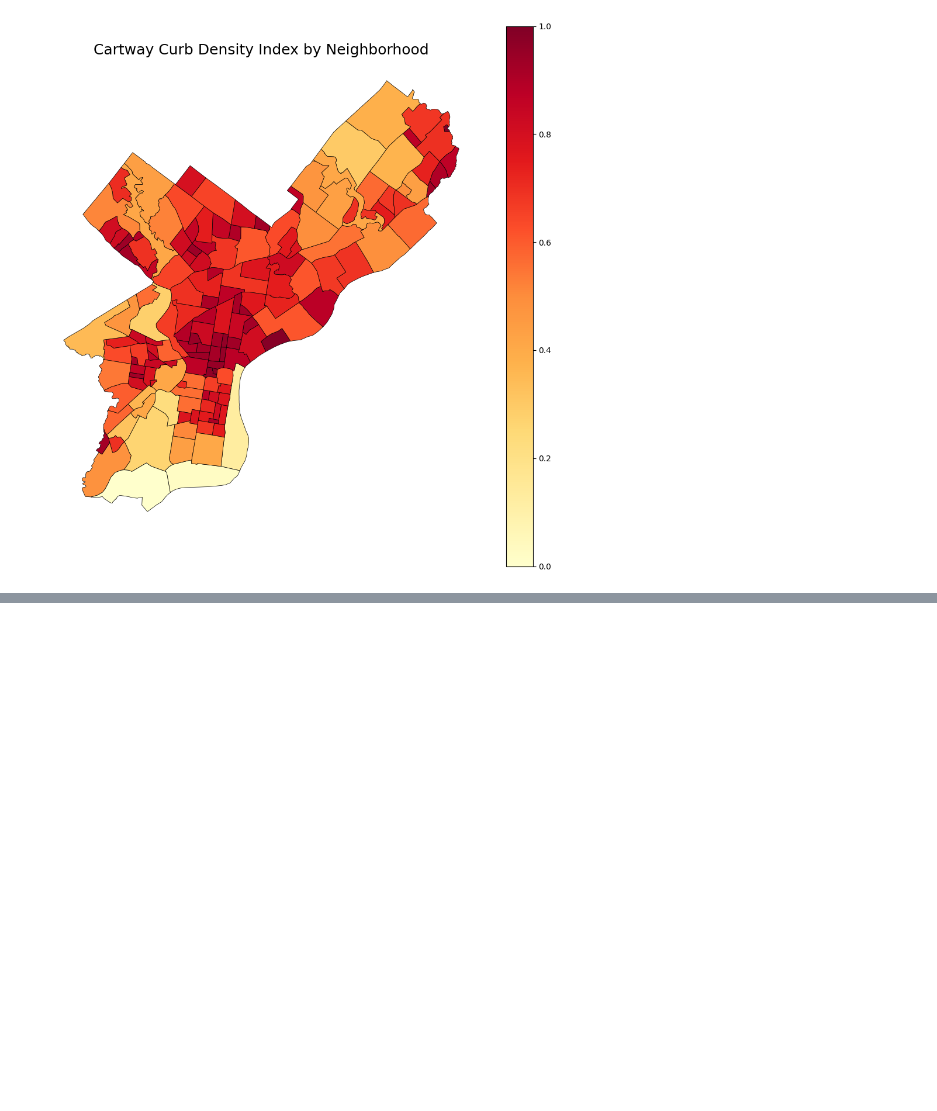
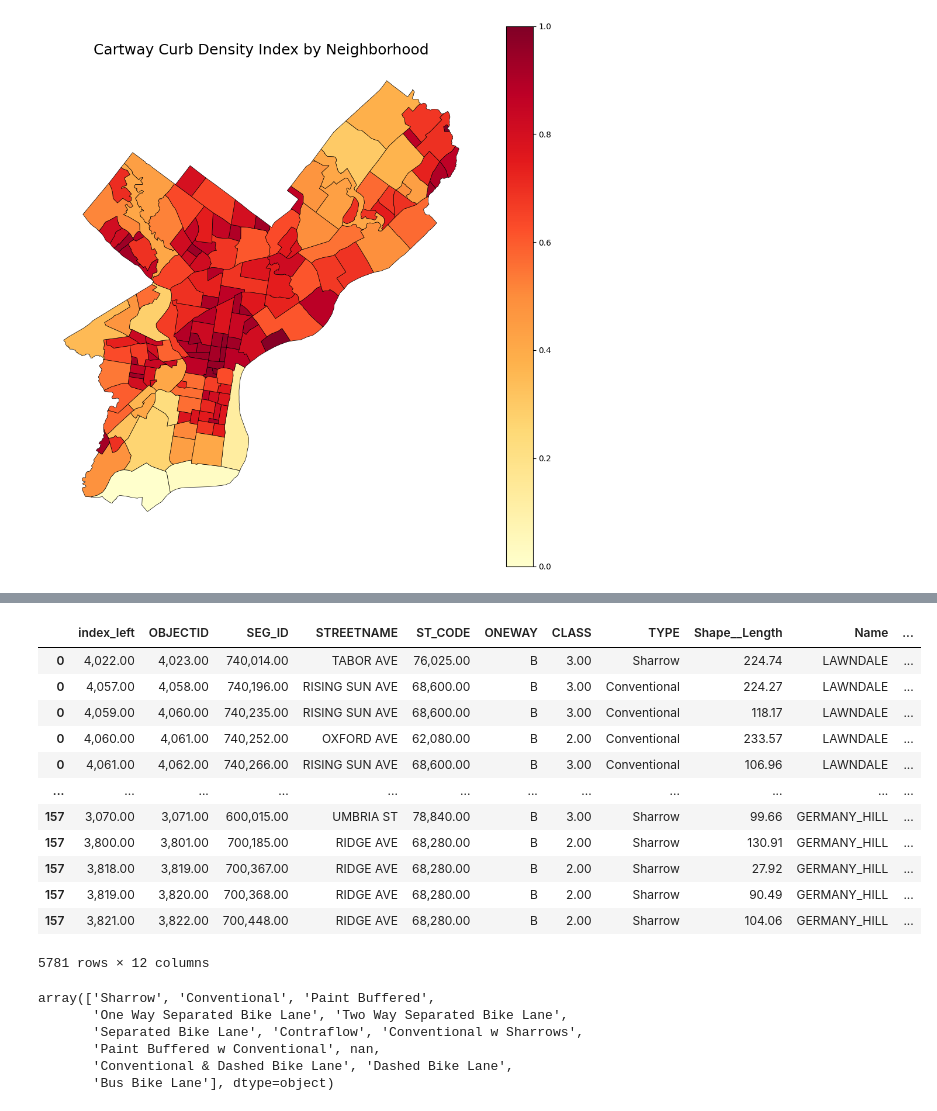
Before and after one commit to astauf03/musa5500-python-final, a Jupyter notebook: notebooks/mobility/mobility.ipynb, the cells around one changed output, grey strips where cells are left out. Saved outputs shown, nothing was run; the diff lists cells and outputs as text; code cells hidden in the pictures; blank space fills up the shorter version.

```diff
--- a/notebooks/mobility/mobility.ipynb
+++ b/notebooks/mobility/mobility.ipynb
@@ -414,0 +417,3 @@ plt.show()
+# %%
+biking=gpd.read_file('Bike_Network.geojson')
+biking
@@ -414,0 +434,32 @@ plt.show()
+# %%
+tracts = tracts.to_crs(4326)
+
+biking_join= gpd.sjoin(biking, tracts[["Name", "geometry"]],
+                         how="right",
+                         predicate="intersects")
+
+biking_join['total_area']= tracts['area_m2']
+biking_join
+# %% [output]
+|  | index_left | OBJECTID | SEG_ID | STREETNAME | ST_CODE | ONEWAY | CLASS | TYPE | Shape__Length | Name | ... |
+| 0 | 4,022.00 | 4,023.00 | 740,014.00 | TABOR AVE | 76,025.00 | B | 3.00 | Sharrow | 224.74 | LAWNDALE | ... |
+| 0 | 4,057.00 | 4,058.00 | 740,196.00 | RISING SUN AVE | 68,600.00 | B | 3.00 | Conventional | 224.27 | LAWNDALE | ... |
+| 0 | 4,059.00 | 4,060.00 | 740,235.00 | RISING SUN AVE | 68,600.00 | B | 3.00 | Conventional | 118.17 | LAWNDALE | ... |
+| 0 | 4,060.00 | 4,061.00 | 740,252.00 | OXFORD AVE | 62,080.00 | B | 2.00 | Conventional | 233.57 | LAWNDALE | ... |
+| 0 | 4,061.00 | 4,062.00 | 740,266.00 | RISING SUN AVE | 68,600.00 | B | 3.00 | Conventional | 106.96 | LAWNDALE | ... |
+| ... | ... | ... | ... | ... | ... | ... | ... | ... | ... | ... | ... |
+| 157 | 3,070.00 | 3,071.00 | 600,015.00 | UMBRIA ST | 78,840.00 | B | 3.00 | Sharrow | 99.66 | GERMANY_HILL | ... |
+| 157 | 3,800.00 | 3,801.00 | 700,185.00 | RIDGE AVE | 68,280.00 | B | 2.00 | Sharrow | 130.91 | GERMANY_HILL | ... |
+| 157 | 3,818.00 | 3,819.00 | 700,367.00 | RIDGE AVE | 68,280.00 | B | 2.00 | Sharrow | 27.92 | GERMANY_HILL | ... |
+| 157 | 3,819.00 | 3,820.00 | 700,368.00 | RIDGE AVE | 68,280.00 | B | 2.00 | Sharrow | 90.49 | GERMANY_HILL | ... |
+| 157 | 3,821.00 | 3,822.00 | 700,448.00 | RIDGE AVE | 68,280.00 | B | 2.00 | Sharrow | 104.06 | GERMANY_HILL | ... |
+5781 rows × 12 columns
+# %%
+biking_join.TYPE.unique()
+# %% [output]
+array(['Sharrow', 'Conventional', 'Paint Buffered',
+       'One Way Separated Bike Lane', 'Two Way Separated Bike Lane',
+       'Separated Bike Lane', 'Contraflow', 'Conventional w Sharrows',
+       'Paint Buffered w Conventional', nan,
+       'Conventional & Dashed Bike Lane', 'Dashed Bike Lane',
+       'Bus Bike Lane'], dtype=object)
```
Also changed, not shown: parts of 8 cells of this notebook.
